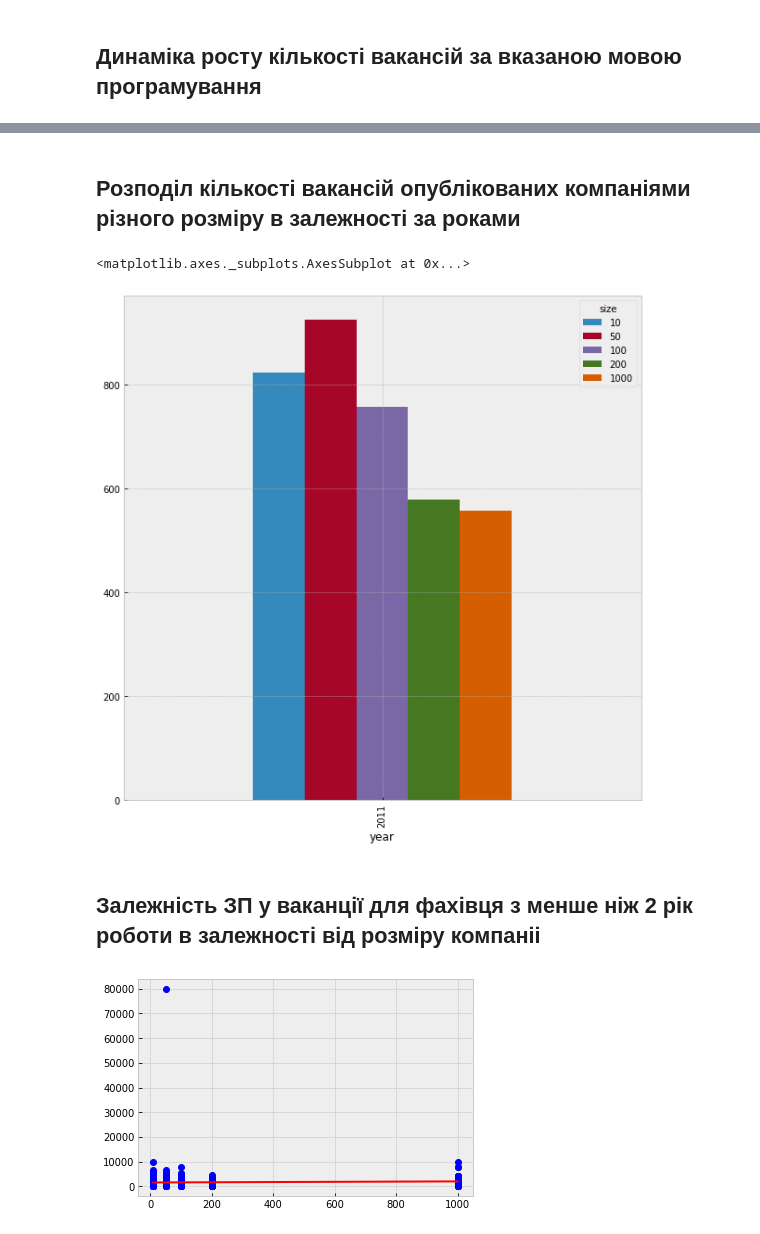
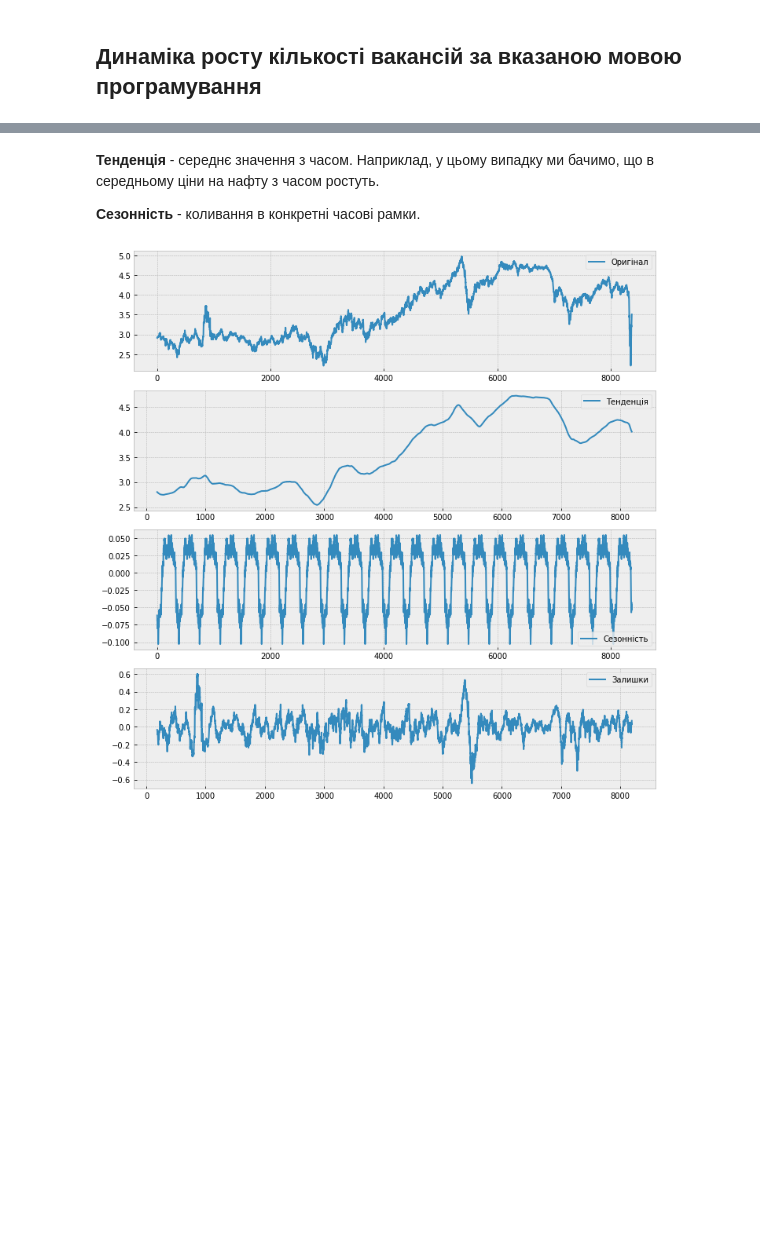
Before and after one commit to mihamor/db_course_work, a Jupyter notebook: Notebook.ipynb, the cells around one changed output, grey strips where cells are left out. Saved outputs shown, nothing was run; the diff lists cells and outputs as text; code cells hidden in the pictures; blank space fills up the shorter version.

```diff
--- a/Notebook.ipynb
+++ b/Notebook.ipynb
@@ -121,28 +69,31 @@ df.head()
-# %% [markdown]
-## Розподіл кількості вакансій опублікованих компаніями різного розміру в залежності за роками
-# %%
-df = df.pivot(index='year', columns='size', values='vacancies')
-df.plot.bar(figsize=(10,10))
-# %% [output]
-<matplotlib.axes._subplots.AxesSubplot at 0x...>
-[figure, removed]
-# %% [markdown]
-## Залежність ЗП у ваканції для фахівця з менше ніж 2 рік роботи в залежності від розміру компаніі
-# %%
-import numpy as np
-import matplotlib.pyplot as plt
-from scipy import stats
-
-df=pd.DataFrame(list(db.find({'experience':{'$lte':2}})))
-y= df['salary']
-x = df['company_size']
-gradient, intercept, r_value, p_value, std_err = stats.linregress(x,y)
-mn=np.min(x)
-mx=np.max(x)
-x1=np.linspace(mn,mx,100)
-y1=gradient*x1+intercept
-plt.plot(x,y,'ob')
-plt.plot(x1,y1,'-r')
-plt.show()
-# %% [output]
-[figure, removed]
+# %% [markdown]
+**Тенденція** - середнє значення з часом. Наприклад, у цьому випадку ми бачимо, що в середньому ціни на нафту з часом ростуть.
+
+**Сезонність** - коливання в конкретні часові рамки.
+# %%
+from statsmodels.tsa.seasonal import seasonal_decompose
+import numpy as np
+
+ts_log = np.log(df['price'])
+
+decomposition = seasonal_decompose(ts_log, period = 365)
+
+trend = decomposition.trend
+seasonal = decomposition.seasonal
+residual = decomposition.resid
+
+plt.subplot(411)
+plt.plot(ts_log, label='Оригінал')
+plt.legend(loc='best')
+plt.subplot(412)
+plt.plot(trend, label='Тенденція')
+plt.legend(loc='best')
+plt.subplot(413)
+plt.plot(seasonal,label='Сезонність')
+plt.legend(loc='best')
+plt.subplot(414)
+plt.plot(residual, label='Залишки')
+plt.legend(loc='best')
+plt.tight_layout()
+# %% [output]
+[figure, added]
```
Also changed, not shown: parts of 30 cells of this notebook, 3 other files.
